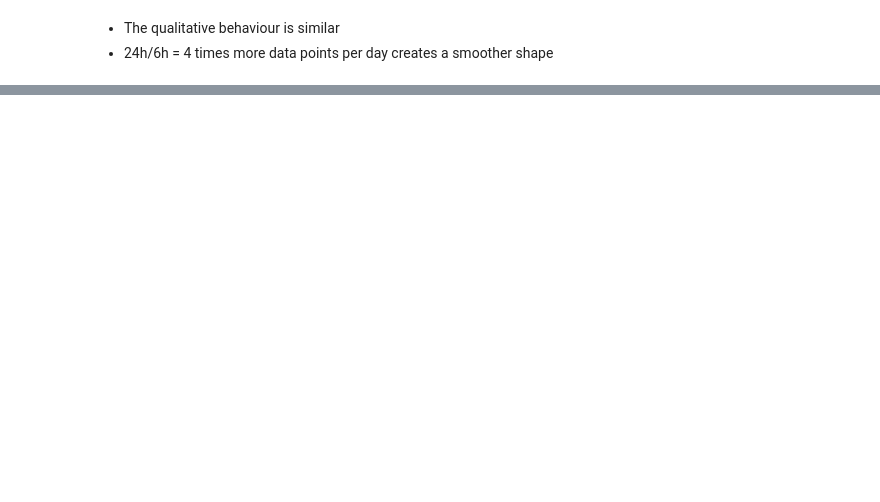
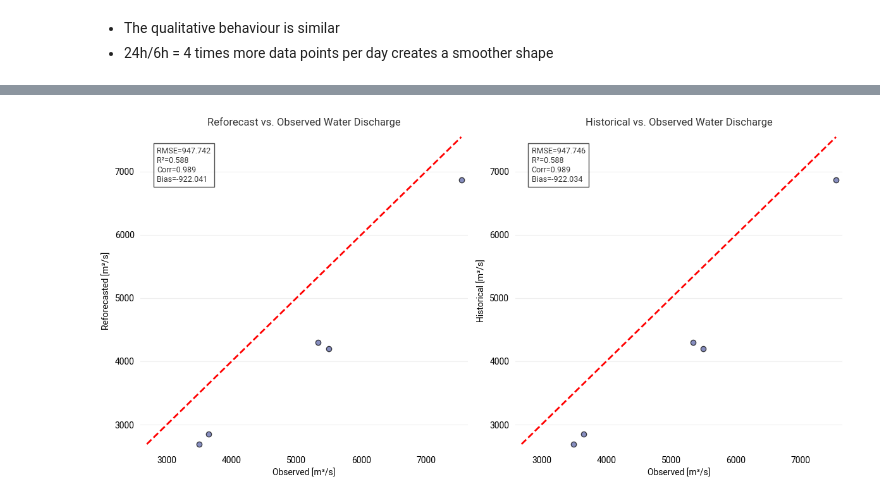
Before and after one commit to ooncel/Cologne-Flood-Studies, a Jupyter notebook: Jan2018CologneFlood_TimeSeries.ipynb, the cells around one changed output, grey strips where cells are left out. Cells and saved outputs as stored; diff of their text form; code cells hidden in the pictures; blank space fills up the shorter version.

```diff
--- a/Jan2018CologneFlood_TimeSeries.ipynb
+++ b/Jan2018CologneFlood_TimeSeries.ipynb
@@ -434,0 +509,81 @@ Quantitative Findings:
+# %%
+import pandas as pd
+import numpy as np
+import matplotlib.pyplot as plt
+from sklearn.metrics import mean_squared_error, r2_score
+
+# Observed (6h -> daily mean)
+df_obs_daily = df_obs.resample("1D").mean()
+
+# Build aligned DataFrame with all three series
+df_all = pd.concat([
+    df_obs_daily.rename("obs"),
+    pd.Series(ctrl_y, index=pd.to_datetime(x), name="ctrl"),
+    pd.Series(ts.values, index=pd.to_datetime(ts.time.values), name="hist")
+], axis=1)
+
+# Keep only rows where all three are present
+df_all = df_all.dropna()
+
+# Extract aligned series
+obs_ctrl = df_all["obs"]
+ctrl_aligned = df_all["ctrl"]
+ts_aligned = df_all["hist"]
+# Keep only the columns you want
+df_print = df_all[["ctrl", "hist"]]
+
+# Print nicely
+print(df_print)
+
+# Metrics function
+def compute_metrics(y_true, y_pred):
+    mse = mean_squared_error(y_true, y_pred)
+    rmse = np.sqrt(mse)
+    r2 = r2_score(y_true, y_pred)
+    corr = y_true.corr(y_pred)
+    bias = (y_pred - y_true).mean()
+    return rmse, r2, corr, bias
+
+# Control metrics
+rmse_c, r2_c, corr_c, bias_c = compute_metrics(obs_ctrl, ctrl_aligned)
+
+# Historical mean metrics
+rmse_t, r2_t, corr_t, bias_t = compute_metrics(obs_ctrl, ts_aligned)
+
+print("Control forecast:")
+print(f"  RMSE = {rmse_c:.2f}, R² = {r2_c:.2f}, Corr = {corr_c:.2f}, Bias = {bias_c:.2f}")
+print("Ensemble mean forecast (ts):")
+print(f"  RMSE = {rmse_t:.2f}, R² = {r2_t:.2f}, Corr = {corr_t:.2f}, Bias = {bias_t:.2f}")
+
+# Scatter plots
+plt.figure(figsize=(12,6))
+
+# Control scatter
+plt.subplot(1,2,1)
+plt.scatter(obs_ctrl, ctrl_aligned, alpha=0.7, edgecolor="k")
+lims = [min(obs_ctrl.min(), ctrl_aligned.min()), max(obs_ctrl.max(), ctrl_aligned.max())]
+plt.plot(lims, lims, "r--", lw=2)
+plt.title("Reforecast vs. Observed Water Discharge")
+plt.xlabel("Observed [m³/s]")
+plt.ylabel("Reforecasted [m³/s]")
+plt.text(0.05, 0.95,
+         f"RMSE={rmse_c:.3f}\nR²={r2_c:.3f}\nCorr={corr_c:.3f}\nBias={bias_c:.3f}",
+         transform=plt.gca().transAxes, va="top", ha="left", fontsize=9,
+         bbox=dict(facecolor="white", alpha=0.7))
+
+# Historical scatter
+plt.subplot(1,2,2)
+plt.scatter(obs_ctrl, ts_aligned, alpha=0.7, edgecolor="k")
+lims = [min(obs_ctrl.min(), ts_aligned.min()), max(obs_ctrl.max(), ts_aligned.max())]
+plt.plot(lims, lims, "r--", lw=2)
+plt.title("Historical vs. Observed Water Discharge")
+plt.xlabel("Observed [m³/s]")
+plt.ylabel("Historical [m³/s]")
+plt.text(0.05, 0.95,
+         f"RMSE={rmse_t:.3f}\nR²={r2_t:.3f}\nCorr={corr_t:.3f}\nBias={bias_t:.3f}",
+         transform=plt.gca().transAxes, va="top", ha="left", fontsize=9,
+         bbox=dict(facecolor="white", alpha=0.7))
+
+plt.tight_layout()
+plt.show()
+# %% [output]
@@ -434,0 +600 @@ Quantitative Findings:
+[figure, added]
```
Also changed, not shown: parts of 40 cells of this notebook, 4 other files.
